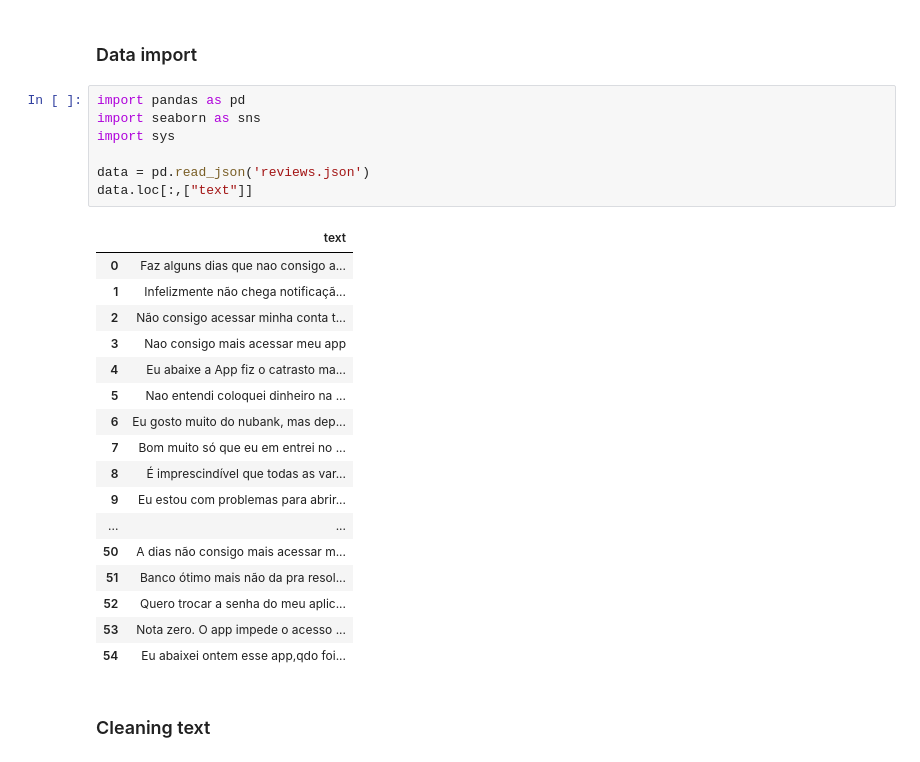
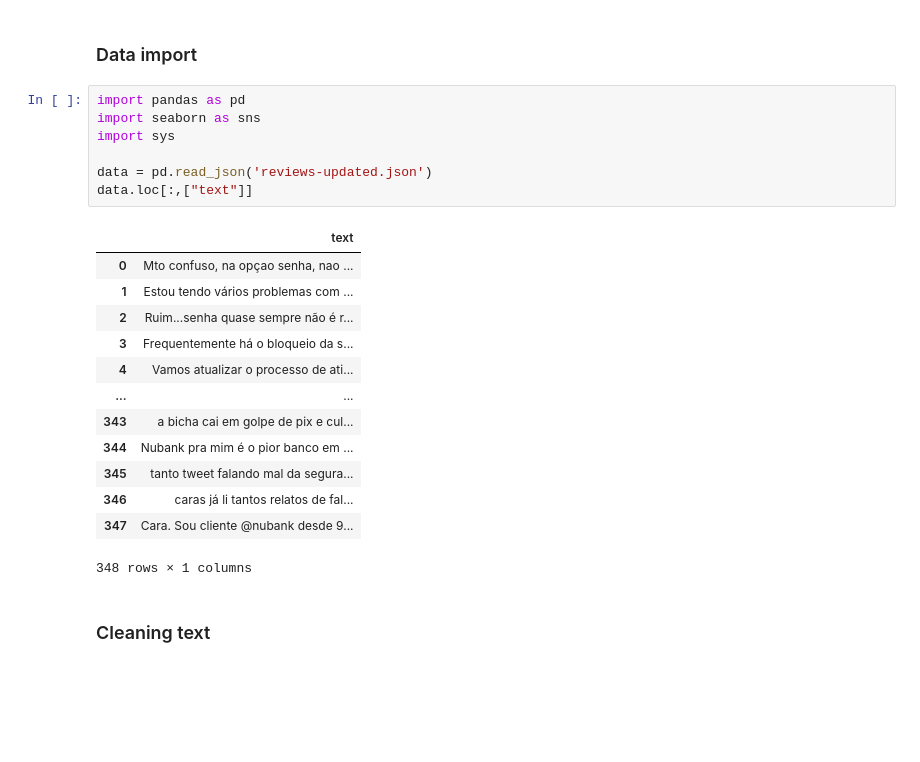
Before and after one commit to souzamoab/reviews-classifier-algorithm, a Jupyter notebook: security_reviews_extractor.ipynb, the cells around one changed output. Cells and saved outputs as stored; diff of their text form; blank space fills up the shorter version.

```diff
--- a/security_reviews_extractor.ipynb
+++ b/security_reviews_extractor.ipynb
@@ -3,28 +3,24 @@
 # %%
 import pandas as pd
 import seaborn as sns
 import sys
 
-data = pd.read_json('reviews.json')
+data = pd.read_json('reviews-updated.json')
 data.loc[:,["text"]]
 # %% [output]
 |  | text |
-| 0 | Faz alguns dias que nao consigo a... |
-| 1 | Infelizmente não chega notificaçã... |
-| 2 | Não consigo acessar minha conta t... |
-| 3 | Nao consigo mais acessar meu app |
-| 4 | Eu abaixe a App fiz o catrasto ma... |
-| 5 | Nao entendi coloquei dinheiro na ... |
-| 6 | Eu gosto muito do nubank, mas dep... |
-| 7 | Bom muito só que eu em entrei no ... |
-| 8 | É imprescindível que todas as var... |
-| 9 | Eu estou com problemas para abrir... |
+| 0 | Mto confuso, na opçao senha, nao ... |
+| 1 | Estou tendo vários problemas com ... |
+| 2 | Ruim...senha quase sempre não é r... |
+| 3 | Frequentemente há o bloqueio da s... |
+| 4 | Vamos atualizar o processo de ati... |
 | ... | ... |
-| 50 | A dias não consigo mais acessar m... |
-| 51 | Banco ótimo mais não da pra resol... |
-| 52 | Quero trocar a senha do meu aplic... |
-| 53 | Nota zero. O app impede o acesso ... |
-| 54 | Eu abaixei ontem esse app,qdo foi... |
+| 343 | a bicha cai em golpe de pix e cul... |
+| 344 | Nubank pra mim é o pior banco em ... |
+| 345 | tanto tweet falando mal da segura... |
+| 346 | caras já li tantos relatos de fal... |
+| 347 | Cara. Sou cliente @nubank desde 9... |
+348 rows × 1 columns
 # %% [markdown]
 ### Cleaning text
 # %%
```
Also changed, not shown: parts of 10 cells of this notebook, 2 other files.
